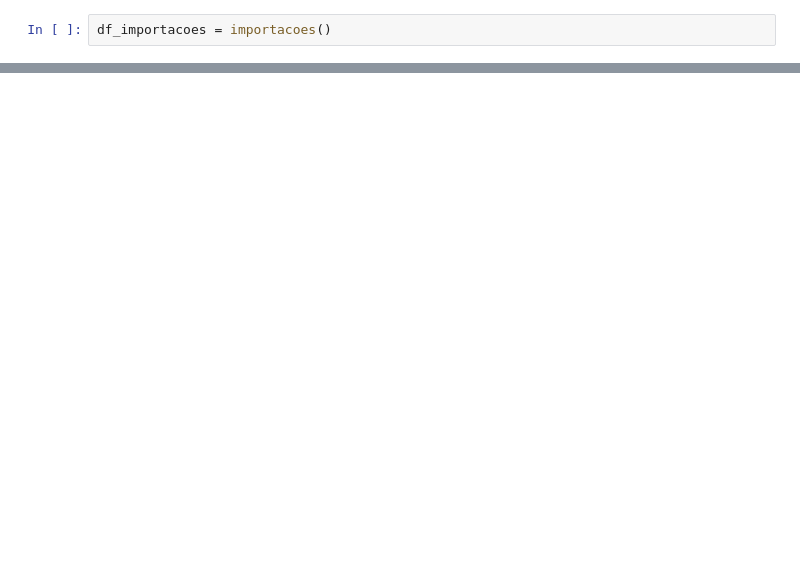
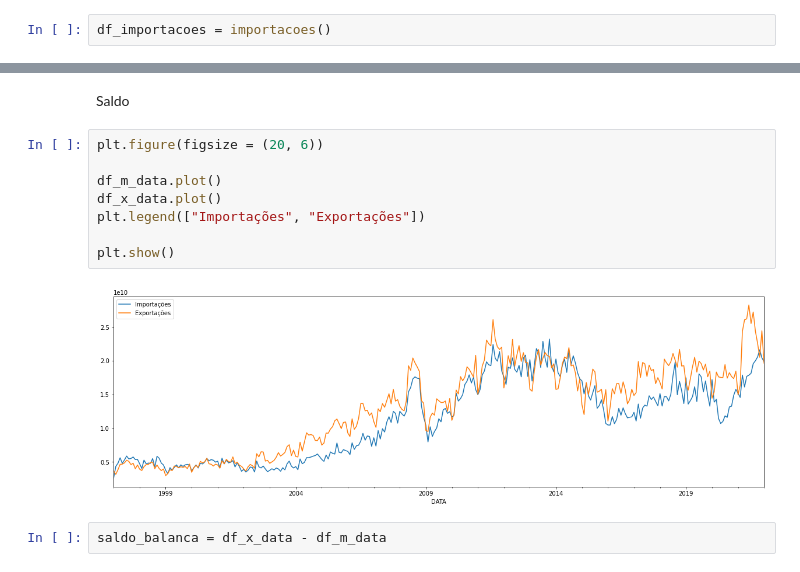
Before and after one commit to VizzottoMatheus/Automate, a Jupyter notebook: COMEX/eda_comex.ipynb, the cells around one changed output, grey strips where cells are left out. Drawn from its saved outputs; the diff is of its cells as text; blank space fills up the shorter version.

```diff
--- a/COMEX/eda_comex.ipynb
+++ b/COMEX/eda_comex.ipynb
@@ -8,0 +42,14 @@ df_importacoes = importacoes()
+# %% [markdown]
+Saldo
+# %%
+plt.figure(figsize = (20, 6))
+
+df_m_data.plot()
+df_x_data.plot()
+plt.legend(["Importações", "Exportações"])
+
+plt.show()
+# %% [output]
+[figure, added]
+# %%
+saldo_balanca = df_x_data - df_m_data
```
Also changed, not shown: parts of 10 cells of this notebook.
